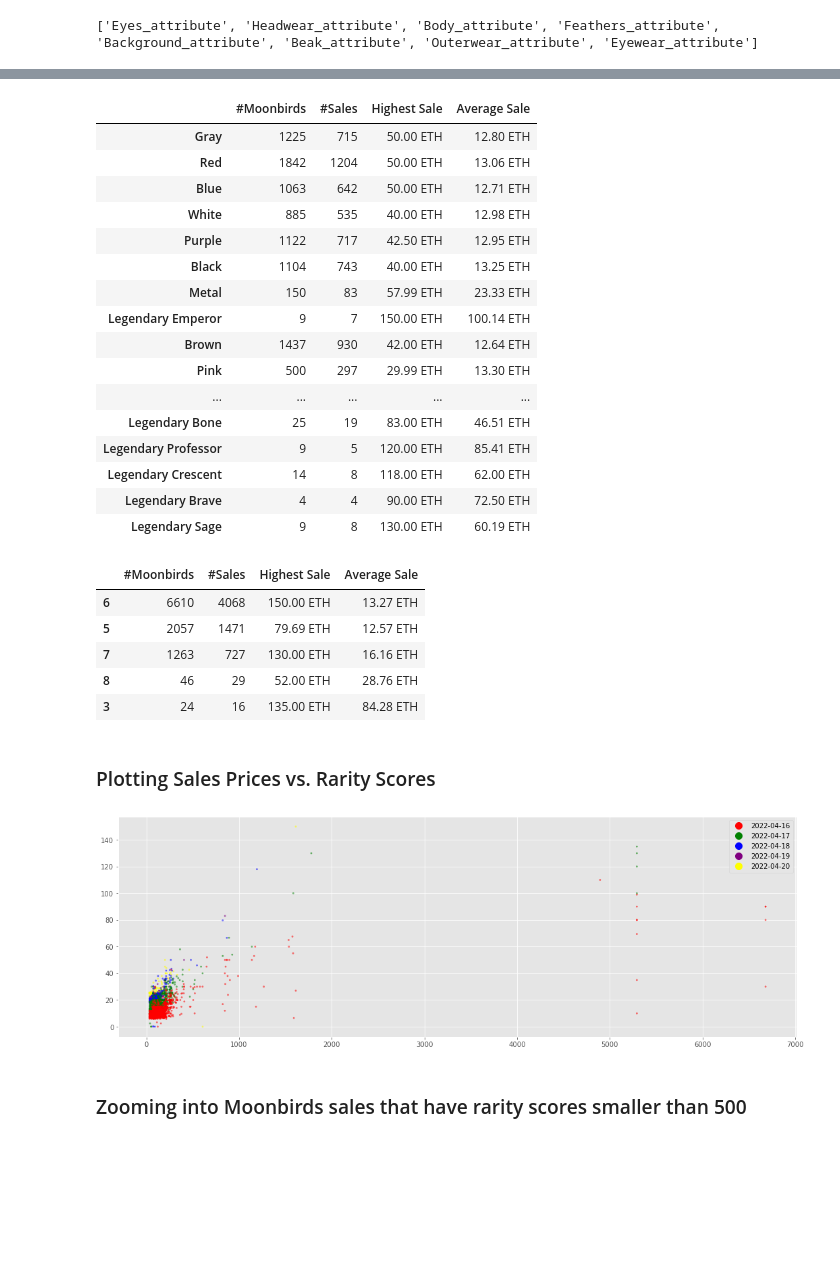
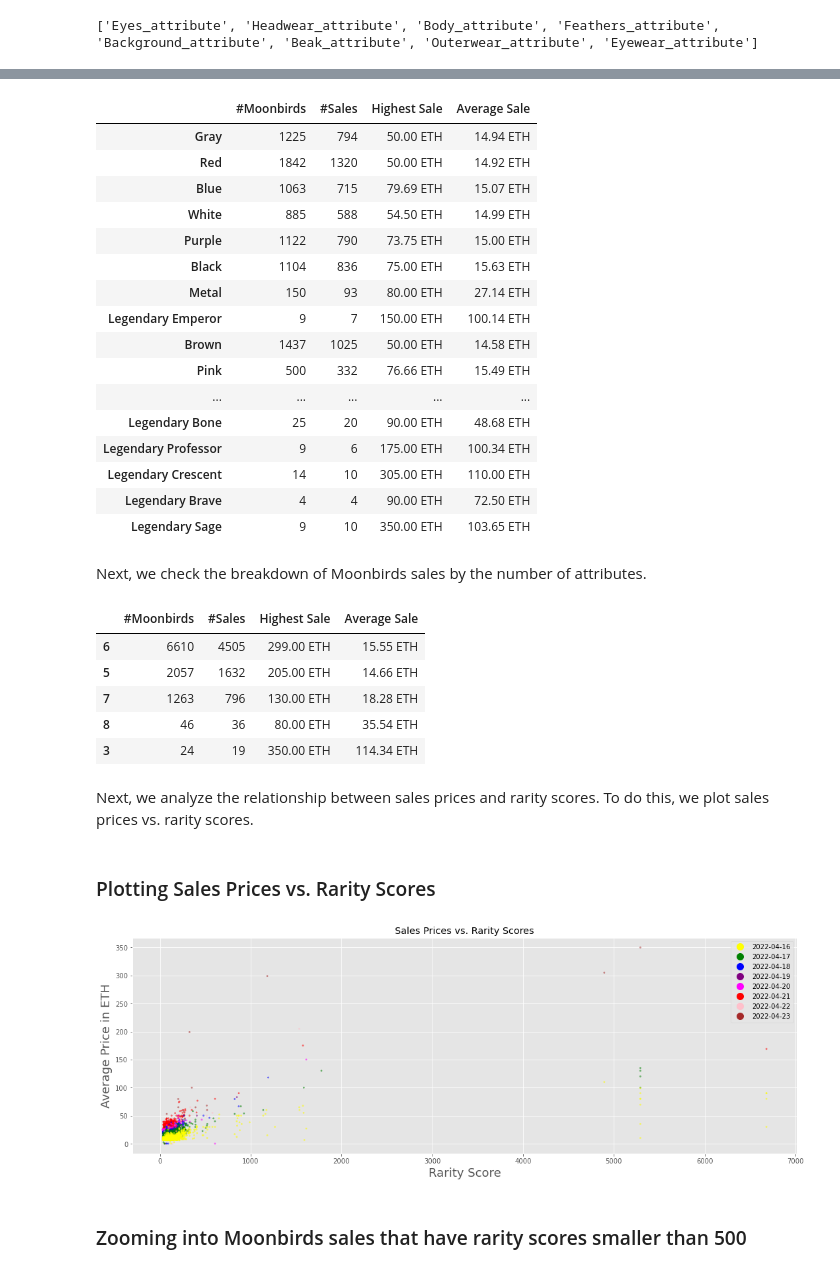
Before and after one commit to adilmoujahid/moonbirds-data-analysis, a Jupyter notebook: moonbirds-data-analysis.ipynb, the cells around one changed output, grey strips where cells are left out. Drawn from its saved outputs; the diff is of its cells as text; code cells hidden in the pictures; blank space fills up the shorter version.

```diff
--- a/moonbirds-data-analysis.ipynb
+++ b/moonbirds-data-analysis.ipynb
@@ -131,9 +148,9 @@ plt.style.use('ggplot')
 Next, we read the 3 data files that we need for the analysis.
 # %%
 ## Reading the data
-sales = pd.read_csv('../data/sales.csv')
-metadata = pd.read_csv('../data/metadata.csv')
-owners_daily = pd.read_csv('../data/owners_daily.csv')
+sales = pd.read_csv('./data/sales.csv')
+metadata = pd.read_csv('./data/metadata.csv')
+owners_daily = pd.read_csv('./data/owners_daily.csv')
 # %%
 #Parsing the dates
 sales['date'] = pd.to_datetime(sales['date'])
@@ -234,11 +259,10 @@ Text(0, 0.5, 'Number of Moobirds Sales')
 # %%
-data = sales.resample('H', on='datetime').mean()['sale_price_eth']
+data = sales.resample('D', on='datetime').mean()['sale_price_eth']
 ax = data.plot(figsize=(18,6), color="green", linewidth=1, marker='o', markerfacecolor='grey', markeredgewidth=0)
 
 ax.set_alpha(0.8)
-ax.set_title("Timeline of Average Moonbird Price in ETH", fontsize=18)
+ax.set_title("Average Moonbird Price in ETH per Day", fontsize=18)
 ax.set_ylabel("Average Price in ETH", fontsize=18);
-#ax.annotate(s='sdsdsds', xy=(1, 1))
 
 dates = list(data.index)
 values = list(data.values)
@@ -335,22 +363,24 @@ for attribute in feathers_attributes:
 pd.DataFrame.from_dict(feathers_attribute_sales, orient='index')
 # %% [output]
 |  | #Moonbirds | #Sales | Highest Sale | Average Sale |
-| Gray | 1225 | 715 | 50.00 ETH | 12.80 ETH |
-| Red | 1842 | 1204 | 50.00 ETH | 13.06 ETH |
-| Blue | 1063 | 642 | 50.00 ETH | 12.71 ETH |
-| White | 885 | 535 | 40.00 ETH | 12.98 ETH |
-| Purple | 1122 | 717 | 42.50 ETH | 12.95 ETH |
-| Black | 1104 | 743 | 40.00 ETH | 13.25 ETH |
-| Metal | 150 | 83 | 57.99 ETH | 23.33 ETH |
+| Gray | 1225 | 794 | 50.00 ETH | 14.94 ETH |
+| Red | 1842 | 1320 | 50.00 ETH | 14.92 ETH |
+| Blue | 1063 | 715 | 79.69 ETH | 15.07 ETH |
+| White | 885 | 588 | 54.50 ETH | 14.99 ETH |
+| Purple | 1122 | 790 | 73.75 ETH | 15.00 ETH |
+| Black | 1104 | 836 | 75.00 ETH | 15.63 ETH |
+| Metal | 150 | 93 | 80.00 ETH | 27.14 ETH |
 | Legendary Emperor | 9 | 7 | 150.00 ETH | 100.14 ETH |
-| Brown | 1437 | 930 | 42.00 ETH | 12.64 ETH |
-| Pink | 500 | 297 | 29.99 ETH | 13.30 ETH |
+| Brown | 1437 | 1025 | 50.00 ETH | 14.58 ETH |
+| Pink | 500 | 332 | 76.66 ETH | 15.49 ETH |
 | ... | ... | ... | ... | ... |
-| Legendary Bone | 25 | 19 | 83.00 ETH | 46.51 ETH |
-| Legendary Professor | 9 | 5 | 120.00 ETH | 85.41 ETH |
-| Legendary Crescent | 14 | 8 | 118.00 ETH | 62.00 ETH |
+| Legendary Bone | 25 | 20 | 90.00 ETH | 48.68 ETH |
+| Legendary Professor | 9 | 6 | 175.00 ETH | 100.34 ETH |
+| Legendary Crescent | 14 | 10 | 305.00 ETH | 110.00 ETH |
 | Legendary Brave | 4 | 4 | 90.00 ETH | 72.50 ETH |
-| Legendary Sage | 9 | 8 | 130.00 ETH | 60.19 ETH |
+| Legendary Sage | 9 | 10 | 350.00 ETH | 103.65 ETH |
+# %% [markdown]
+Next, we check the breakdown of Moonbirds sales by the number of attributes.
 # %%
 attribute_counts_sales = {}
 
@@ -371,32 +401,37 @@ for attribute in attribute_counts:
 pd.DataFrame.from_dict(attribute_counts_sales, orient='index')
 # %% [output]
 |  | #Moonbirds | #Sales | Highest Sale | Average Sale |
-| 6 | 6610 | 4068 | 150.00 ETH | 13.27 ETH |
-| 5 | 2057 | 1471 | 79.69 ETH | 12.57 ETH |
-| 7 | 1263 | 727 | 130.00 ETH | 16.16 ETH |
-| 8 | 46 | 29 | 52.00 ETH | 28.76 ETH |
-| 3 | 24 | 16 | 135.00 ETH | 84.28 ETH |
+| 6 | 6610 | 4505 | 299.00 ETH | 15.55 ETH |
+| 5 | 2057 | 1632 | 205.00 ETH | 14.66 ETH |
+| 7 | 1263 | 796 | 130.00 ETH | 18.28 ETH |
+| 8 | 46 | 36 | 80.00 ETH | 35.54 ETH |
+| 3 | 24 | 19 | 350.00 ETH | 114.34 ETH |
+# %% [markdown]
+Next, we analyze the relationship between sales prices and rarity scores. To do this, we plot sales prices vs. rarity scores.
 # %% [markdown]
 ### Plotting Sales Prices vs. Rarity Scores
 # %%
 dates = list(sales['date'].unique())
 labels = [str(date)[:10] for date in dates]
 labels.sort()
-colors = ['red','green','blue','purple', 'yellow']
+colors = ['yellow','green','blue','purple','magenta','red', 'pink','brown']
 
 plt.figure(figsize=(18,6))
 plt.scatter(sales['overall_rarity_score'], sales['sale_price_eth'],
             c=sales['date'], cmap=matplotlib.colors.ListedColormap(colors), alpha=0.5, s=5)
 
 handles = []
 for (i, label) in enumerate(labels):
     handle = mlines.Line2D([], [], color=colors[i], marker='o', linestyle='None',
                           markersize=10, label=label)
     handles.append(handle)
 plt.legend(handles=handles)
+plt.title('Sales Prices vs. Rarity Scores')
+plt.xlabel("Rarity Score", fontsize=18)
+plt.ylabel("Average Price in ETH", fontsize=18)
 plt.show()
 # %% [output]
-[figure, old version]
+[figure, new version]
 # %% [markdown]
 ### Zooming into Moonbirds sales that have rarity scores smaller than 500
 # %%
```
Also changed, not shown: parts of 42 cells of this notebook, 9 other files.
